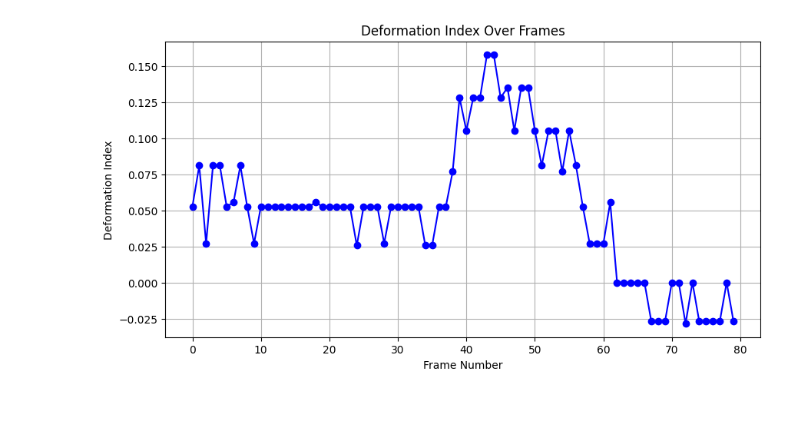
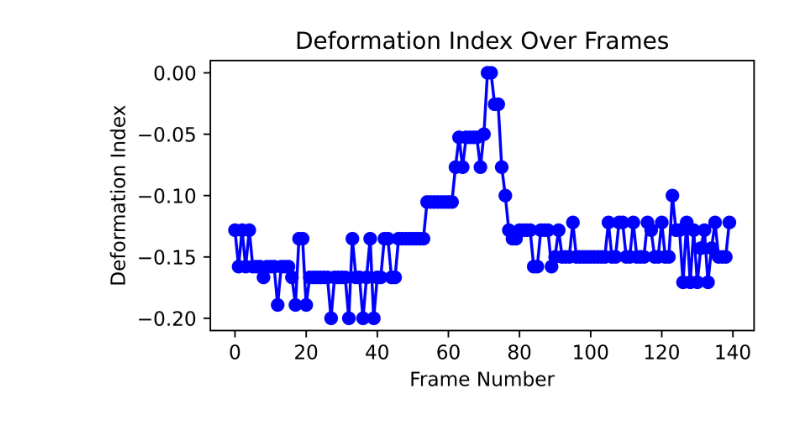
Before and after one commit to Khayrulbuet13/track_cell, a Jupyter notebook: playground.ipynb, the cells around one changed output. Saved outputs shown, nothing was run; the diff lists cells and outputs as text; code cells hidden in the pictures.

```diff
--- a/playground.ipynb
+++ b/playground.ipynb
@@ -1,22 +1,22 @@
 # %%
 import matplotlib.pyplot as plt
 
 def plot_deformation_index(file_path):
     # Read deformation index values from file
     with open(file_path, 'r') as file:
         deformation_indexes = [float(line.strip()) for line in file if line.strip()]
 
     # Generate a plot of the deformation indexes
-    plt.figure(figsize=(10, 5))  # Set the figure size
+    plt.figure(figsize=(5, 2.5), dpi=1200)  # Set the figure size
     plt.plot(deformation_indexes, marker='o', linestyle='-', color='b')  # Plot with markers and a line
     plt.title('Deformation Index Over Frames')  # Set the title of the plot
     plt.xlabel('Frame Number')  # Label the x-axis
     plt.ylabel('Deformation Index')  # Label the y-axis
-    plt.grid(True)  # Enable grid for better readability
+    #plt.grid(True)  # Enable grid for better readability
     plt.show()  # Display the plot
 
 # Specify the path to your DeformationIndex.txt file
-file_path = 'out/Cell_101/DeformationIndex.txt'
+file_path = 'T4_Notch_day1_B1_processed/Cell_157/DeformationIndex.txt'
 plot_deformation_index(file_path)
 # %% [output]
-[figure, old version]
+[figure, new version]
```
Also changed, not shown: 5 other files.
